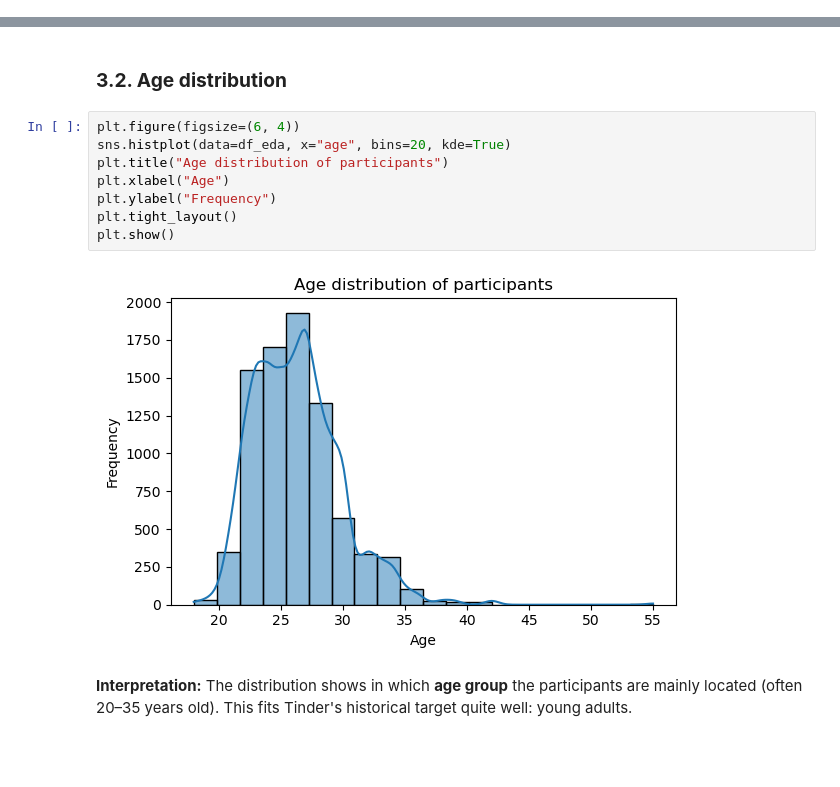
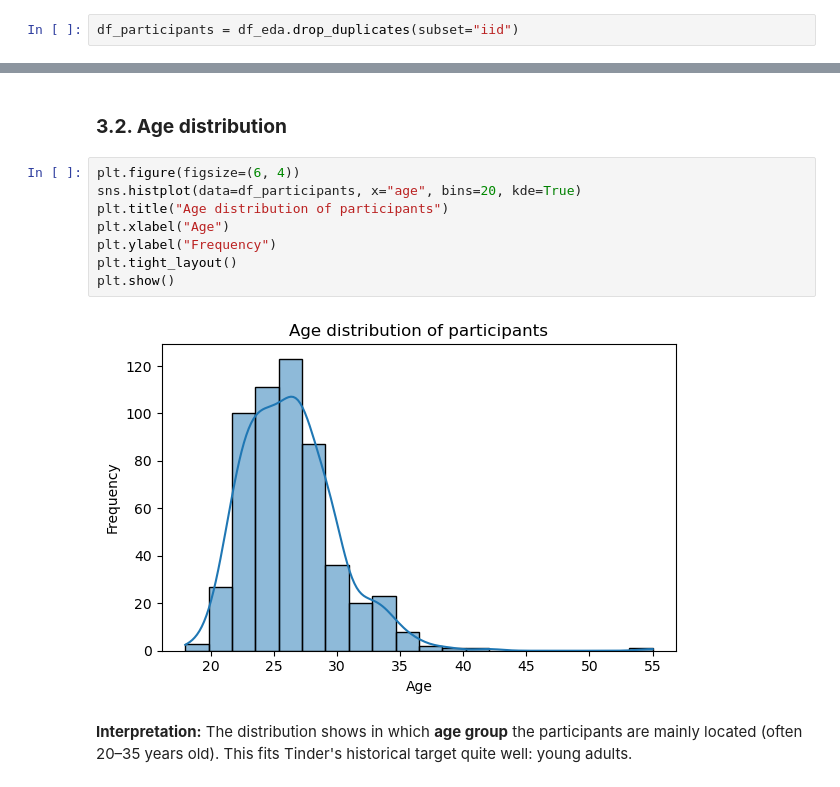
Before and after one commit to Mounia-Agronomist-Datascientist/Tinder_project, a Jupyter notebook: projet_tinder.ipynb, the cells around one changed output, grey strips where cells are left out. Drawn from its saved outputs; the diff is of its cells as text; blank space fills up the shorter version.

```diff
--- a/projet_tinder.ipynb
+++ b/projet_tinder.ipynb
@@ -264,5 +216,7 @@ Objective: understand **who participates** and **what is the overall match rate*
 - the overall rate of “match” (second mutual date).
 # %% [markdown]
 ### **3.1. Distribution by gender** ###
+# %%
+df_participants = df_eda.drop_duplicates(subset="iid")
 # %%
 plt.figure(figsize=(5, 4))
@@ -283,14 +237,14 @@ plt.show()
 ### **3.2. Age distribution** ###
 # %%
 plt.figure(figsize=(6, 4))
-sns.histplot(data=df_eda, x="age", bins=20, kde=True)
+sns.histplot(data=df_participants, x="age", bins=20, kde=True)
 plt.title("Age distribution of participants")
 plt.xlabel("Age")
 plt.ylabel("Frequency")
 plt.tight_layout()
 plt.show()
 # %% [output]
-[figure, old version]
+[figure, new version]
 # %% [markdown]
 **Interpretation:**
 The distribution shows in which **age group** the participants are mainly located (often 20–35 years old). This fits Tinder's historical target quite well: young adults.
```
Also changed, not shown: parts of 47 cells of this notebook.
